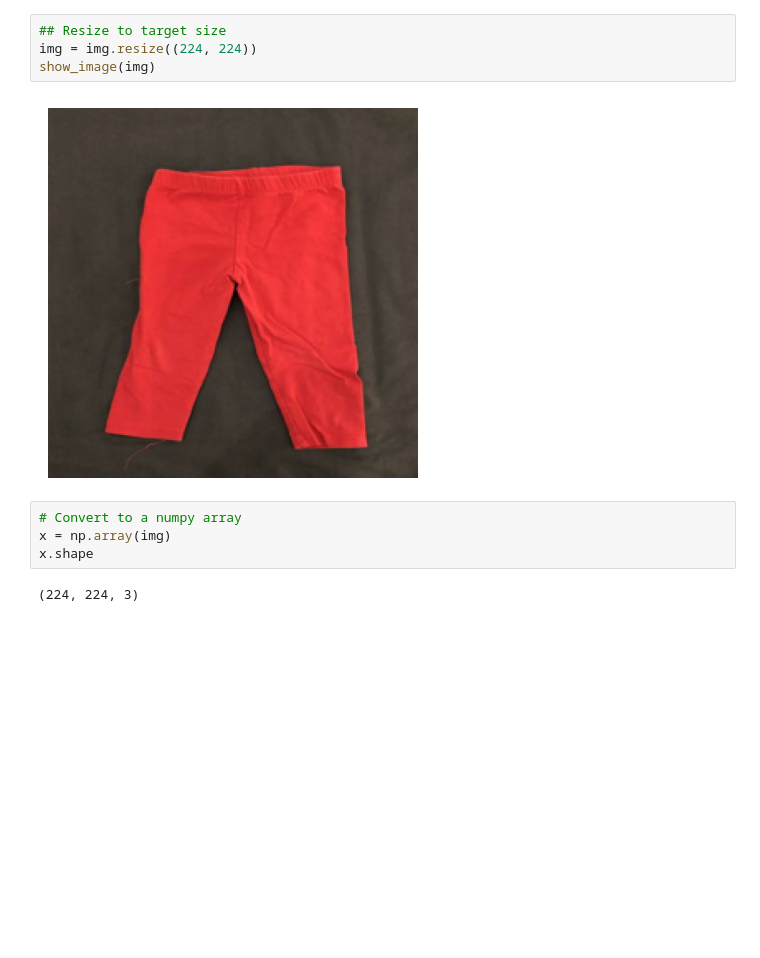
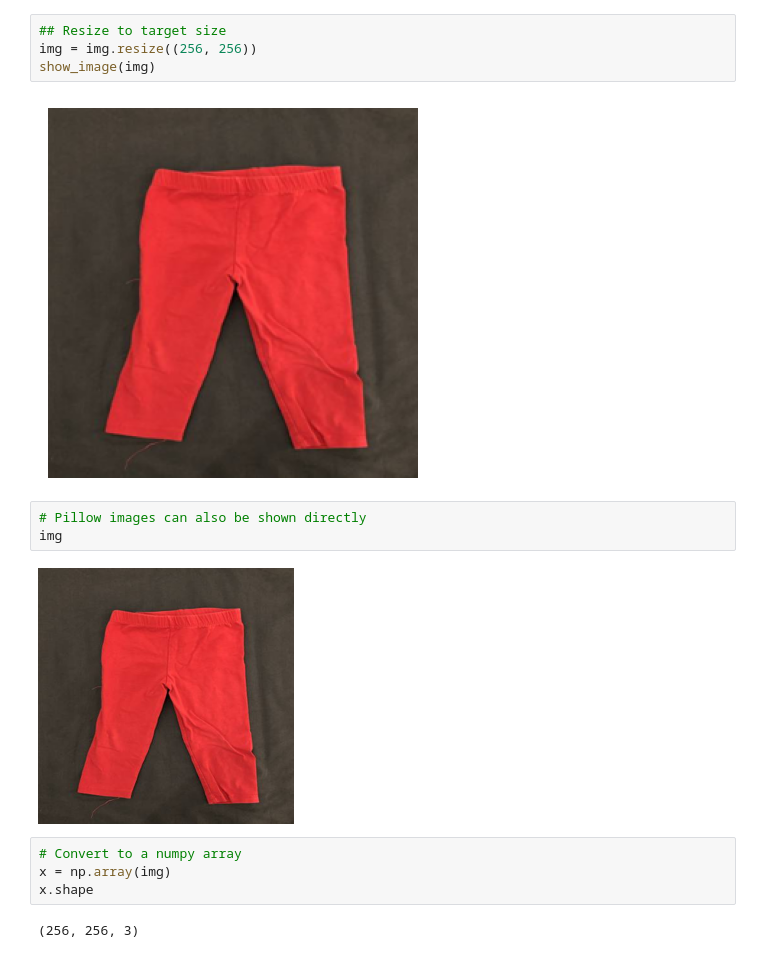
Before and after one commit to dakouri-kobri/machine-learning-zoomcamp, a Jupyter notebook: 07-deep-learning-with-pytorch.ipynb, the cells around one changed output. Saved outputs shown, nothing was run; the diff lists cells and outputs as text; blank space fills up the shorter version.

```diff
--- a/07-deep-learning-with-pytorch.ipynb
+++ b/07-deep-learning-with-pytorch.ipynb
@@ -27,13 +39,18 @@ show_image(img)
 [figure]
 # %%
 ## Resize to target size
-img = img.resize((224, 224))
+img = img.resize((256, 256))
 show_image(img)
 # %% [output]
 [figure]
+# %%
+# Pillow images can also be shown directly
+img
+# %% [output]
+[figure, added]
 # %%
 # Convert to a numpy array
 x = np.array(img)
 x.shape
 # %% [output]
-(224, 224, 3)
+(256, 256, 3)
```
Also changed, not shown: parts of 21 cells of this notebook.
